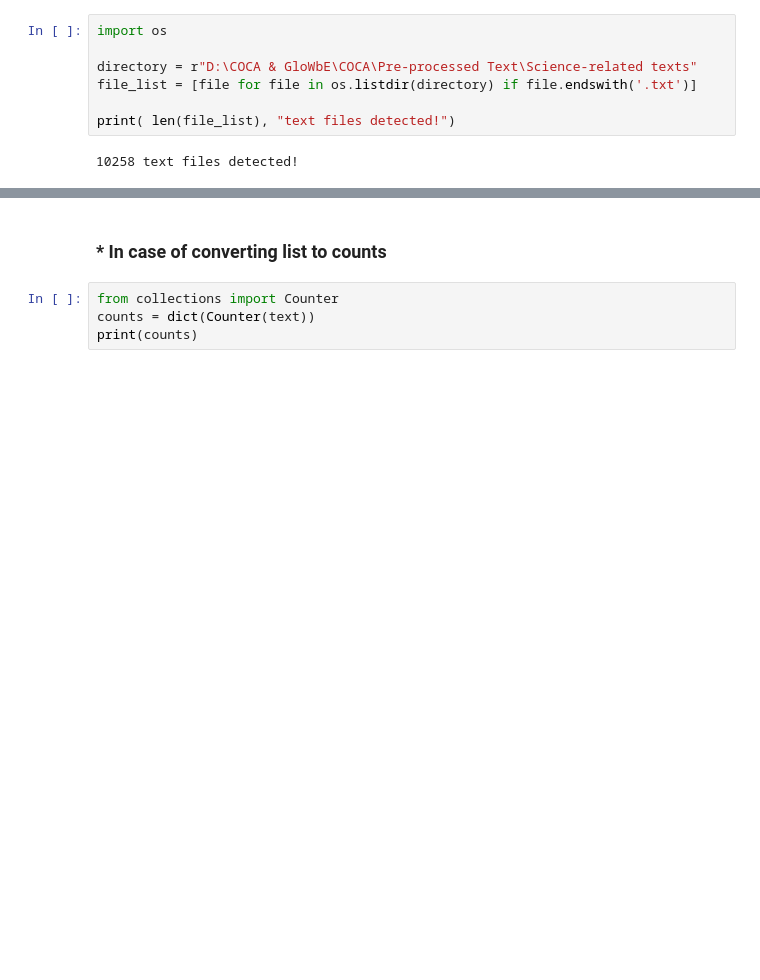
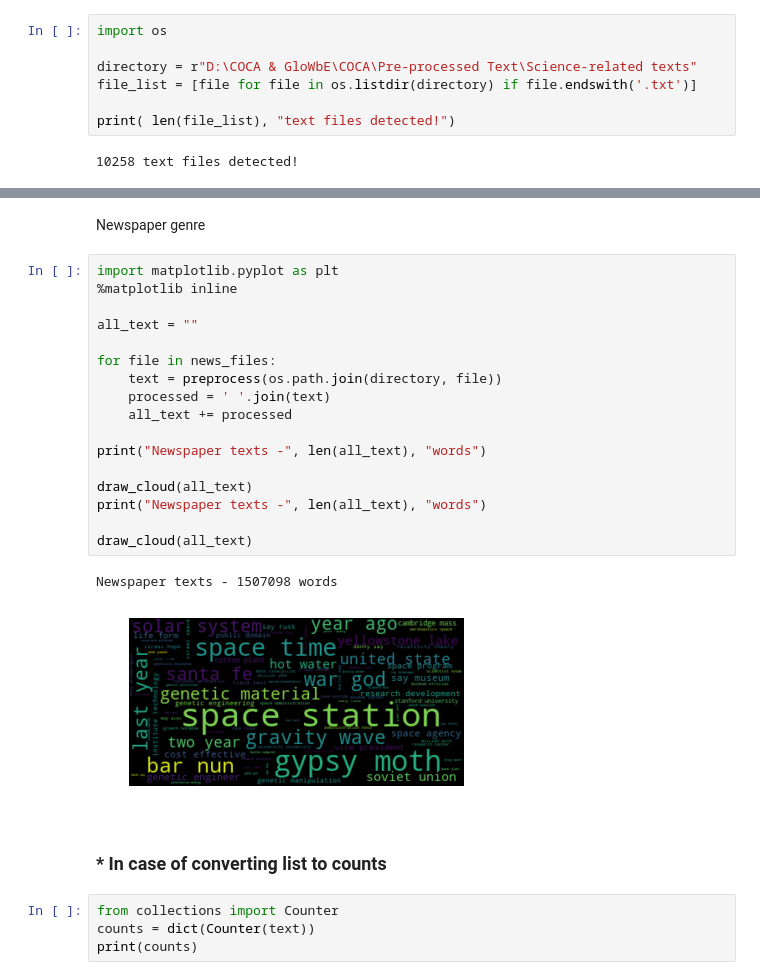
Before and after one commit to PolarBear77/Corpus-Clustering-Project, a Jupyter notebook: Preprocess & WordCloud functions.ipynb, the cells around one changed output, grey strips where cells are left out. Saved outputs shown, nothing was run; the diff lists cells and outputs as text; blank space fills up the shorter version.

```diff
--- a/Preprocess & WordCloud functions.ipynb
+++ b/Preprocess & WordCloud functions.ipynb
@@ -80,3 +160,25 @@ File name: acad_5783.txt
+# %% [markdown]
+Newspaper genre
+# %%
+import matplotlib.pyplot as plt
+%matplotlib inline
+
+all_text = ""
+
+for file in news_files:
+    text = preprocess(os.path.join(directory, file))
+    processed = ' '.join(text)
+    all_text += processed
+
+print("Newspaper texts -", len(all_text), "words")
+
+draw_cloud(all_text)
+print("Newspaper texts -", len(all_text), "words")
+
+draw_cloud(all_text)
+# %% [output]
+Newspaper texts - 1507098 words
+[figure, added]
 # %% [markdown]
 ### * In case of converting list to counts
 # %%
```
Also changed, not shown: parts of 11 cells of this notebook.
